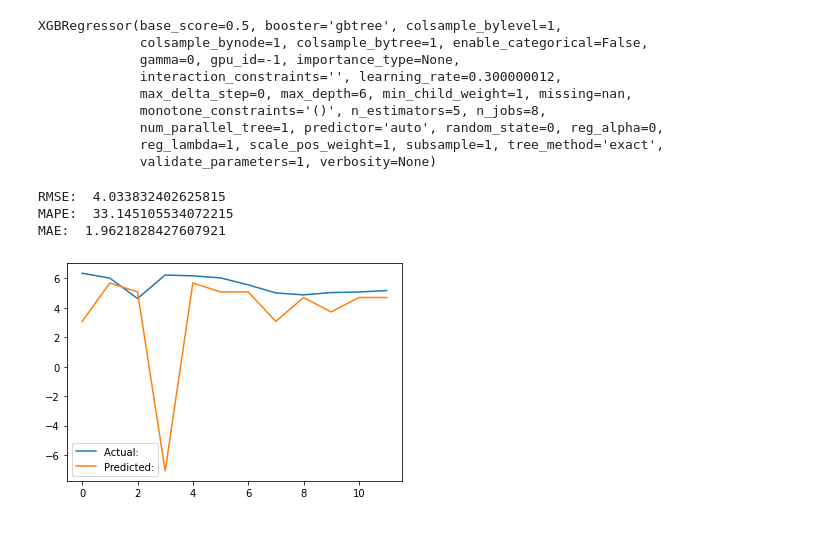
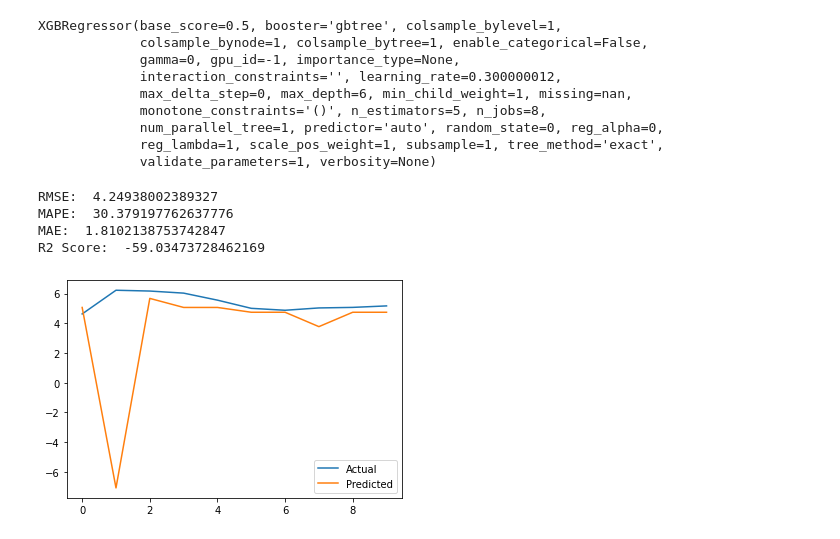
Before and after one commit to FarhanHabibie/UG-Project-Farhan, a Jupyter notebook: XGBoost Forecast.ipynb, the cells around one changed output. Drawn from its saved outputs; the diff is of its cells as text; code cells hidden in the pictures.

```diff
--- a/XGBoost Forecast.ipynb
+++ b/XGBoost Forecast.ipynb
@@ -57,6 +57,4 @@ def initialFormat (filepath, indicatorcode):
         name = df_formatted.rename(columns={col_names : "values"})
         return name
 
-    print("Data has been formatted. Number of observations are: ", len(df_formatted))
-
-    return df_formatted
+    return df_formatted, s
@@ -86,8 +90,10 @@ def performance_metrics(y_test, y_pred):
     rmse = np.sqrt(metrics.mean_squared_error(y_test, y_pred))
     mape = np.mean(np.abs((y_test - y_pred) / y_test )) *100
     mae = metrics.mean_absolute_error(y_test, y_pred)
+    r2 = metrics.r2_score(y_test, y_pred)
 
     print("RMSE: ", rmse)
     print("MAPE: ", mape)
     print("MAE: ", mae)
+    print("R2 Score: ", r2)
 # %%
@@ -97,5 +103,6 @@ def plot_ACF(data):
 # %%
-data = initialFormat('/Users/farhanhabibie/Desktop/Farhan Thesis Code /UG-Project-Farhan/Indonesia Macro Dataset.xlsx', 'NY.GDP.MKTP.KD.ZG')
+data = initialFormat('/Users/farhanhabibie/Desktop/Farhan Thesis Code /UG-Project-Farhan/Indonesia Macro Dataset.xlsx',
+                     'NY.GDP.MKTP.KD.ZG')
 # %%
 data.plot(color='green')
 # %% [output]
@@ -109,7 +114,7 @@ plot_ACF(data)
 [figure]
 # %%
 #15 since the train is 75% of the data, and test is 25% of the data.
-train, test = train_test_split(data, 15)
+train, test = train_test_split(data, len(data) - int(len(data) * 0.8))
 # %%
 train, test = train.dropna(), test.dropna()
 # %%
@@ -139,11 +144,12 @@ XGBRegressor(base_score=0.5, booster='gbtree', colsample_bylevel=1,
 # %%
 testpred = model.predict(X_test)
 # %%
-df_compare = pd.DataFrame({'Actual: ': Y_test, 'Predicted:': testpred})
+df_compare = pd.DataFrame({'Actual' : Y_test, 'Predicted' : testpred})
 df_compare.plot()
 performance_metrics(Y_test, testpred)
 # %% [output]
-RMSE:  4.033832402625815
-MAPE:  33.145105534072215
-MAE:  1.9621828427607921
+RMSE:  4.24938002389327
+MAPE:  30.379197762637776
+MAE:  1.8102138753742847
+R2 Score:  -59.03473728462169
-[figure, old version]
+[figure, new version]
```
Also changed, not shown: parts of 6 cells of this notebook.
